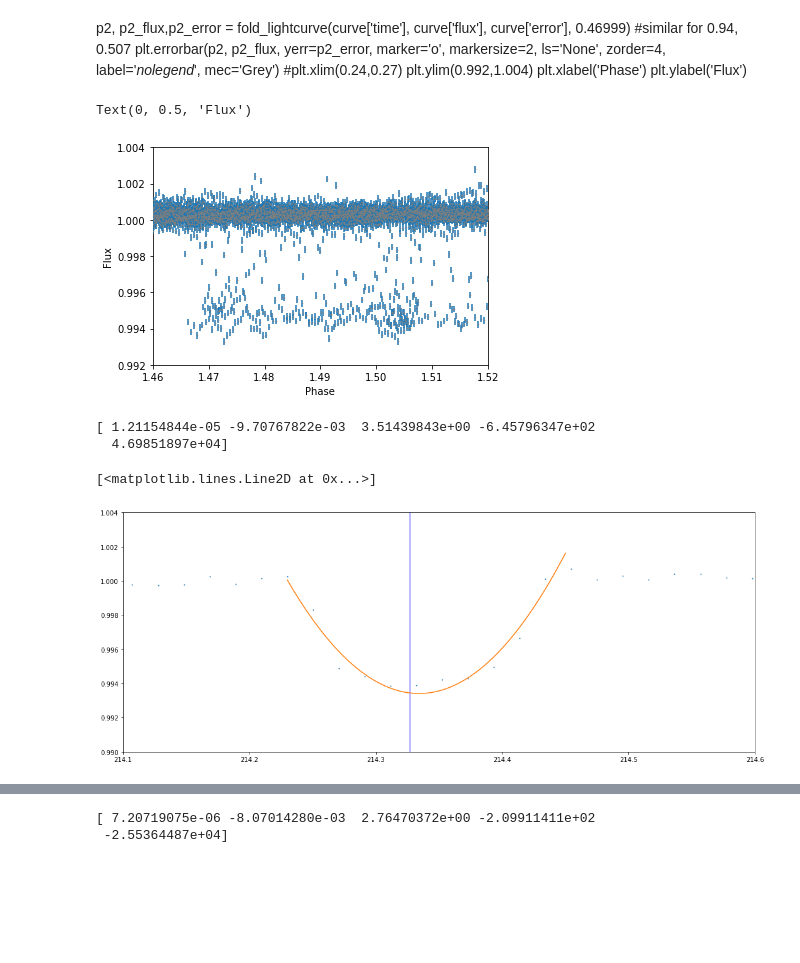
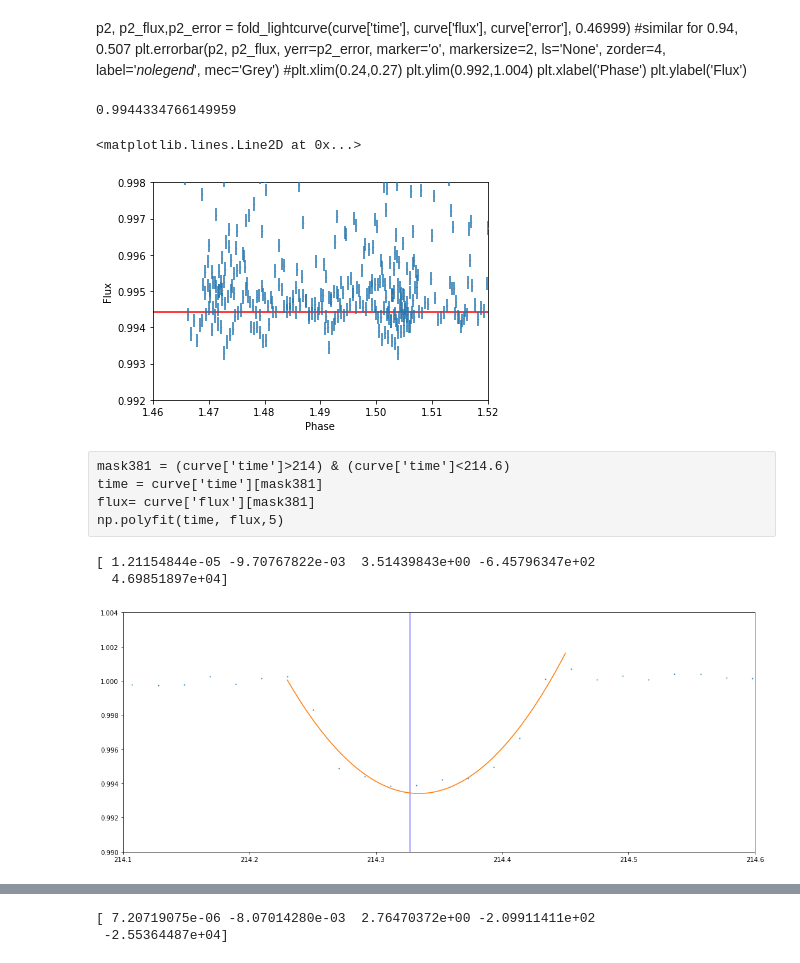
Before and after one commit to wfw23/Astrolabs, a Jupyter notebook: Chapter3_ExoLightCurves.ipynb, the cells around one changed output, grey strips where cells are left out. Saved outputs shown, nothing was run; the diff lists cells and outputs as text; code cells hidden in the pictures; blank space fills up the shorter version.

```diff
--- a/Chapter3_ExoLightCurves.ipynb
+++ b/Chapter3_ExoLightCurves.ipynb
@@ -544,16 +548,26 @@ plt.ylabel('Flux')
 # %%
 p3, p3_flux,p3_error = fold_lightcurve(curve['time'], curve['flux'], curve['error'], 38.938)
 plt.errorbar(p3, p3_flux, yerr=p3_error, marker='o', markersize=0.5, ls='None', zorder=4, label='_nolegend_', mec='Grey')
 plt.xlim(1.46,1.52)
-plt.ylim(0.992,1.004)
+plt.ylim(0.992,0.998)
 plt.xlabel('Phase')
 plt.ylabel('Flux')
 #mask3= (p3 > 1.46) & (p3 < 1.51) & (p3_flux < 0.9993)
 #plt.plot(p3[mask3], p3_flux[mask3],marker='o', ls='None')
 
 #xlim3=np.linspace(1.46,1.51,100)
 #ylim3=para(xlim3,-26.38751599 , 128.99801285, -225.32454732,  161.45128286,  -35.98260884)
 #plt.plot(xlim3,ylim3,ls="--")
+masking2 = (p3>1.46) & (p3<1.52) & (p3_flux<0.995)
+depth = np.median(p3_flux[masking2])
+print(depth)
+plt.axhline(depth, color='r')
 # %% [output]
-Text(0, 0.5, 'Flux')
+0.9944334766149959
+<matplotlib.lines.Line2D at 0x...>
-[figure, old version]
+[figure, new version]
+# %% [raw]
+mask381 = (curve['time']>214) & (curve['time']<214.6)
+time = curve['time'][mask381]
+flux= curve['flux'][mask381]
+np.polyfit(time, flux,5)
@@ -577,6 +595,6 @@ for i in [1, 2, 3,4,5,6,7,8,9,10,11,15,20,23,25,27,28,35,29,30,33]:
     plt.axvline((actper2*i+131.513013-34), c='b', alpha=0.5)
 
 plt.plot(xrange381, para(xrange381, *popt381))
+min38.append(np.min(para(xrange381, *popt381)))
 # %% [output]
-[<matplotlib.lines.Line2D at 0x...>]
 [figure]
```
Also changed, not shown: parts of 23 cells of this notebook, 1 other file.
